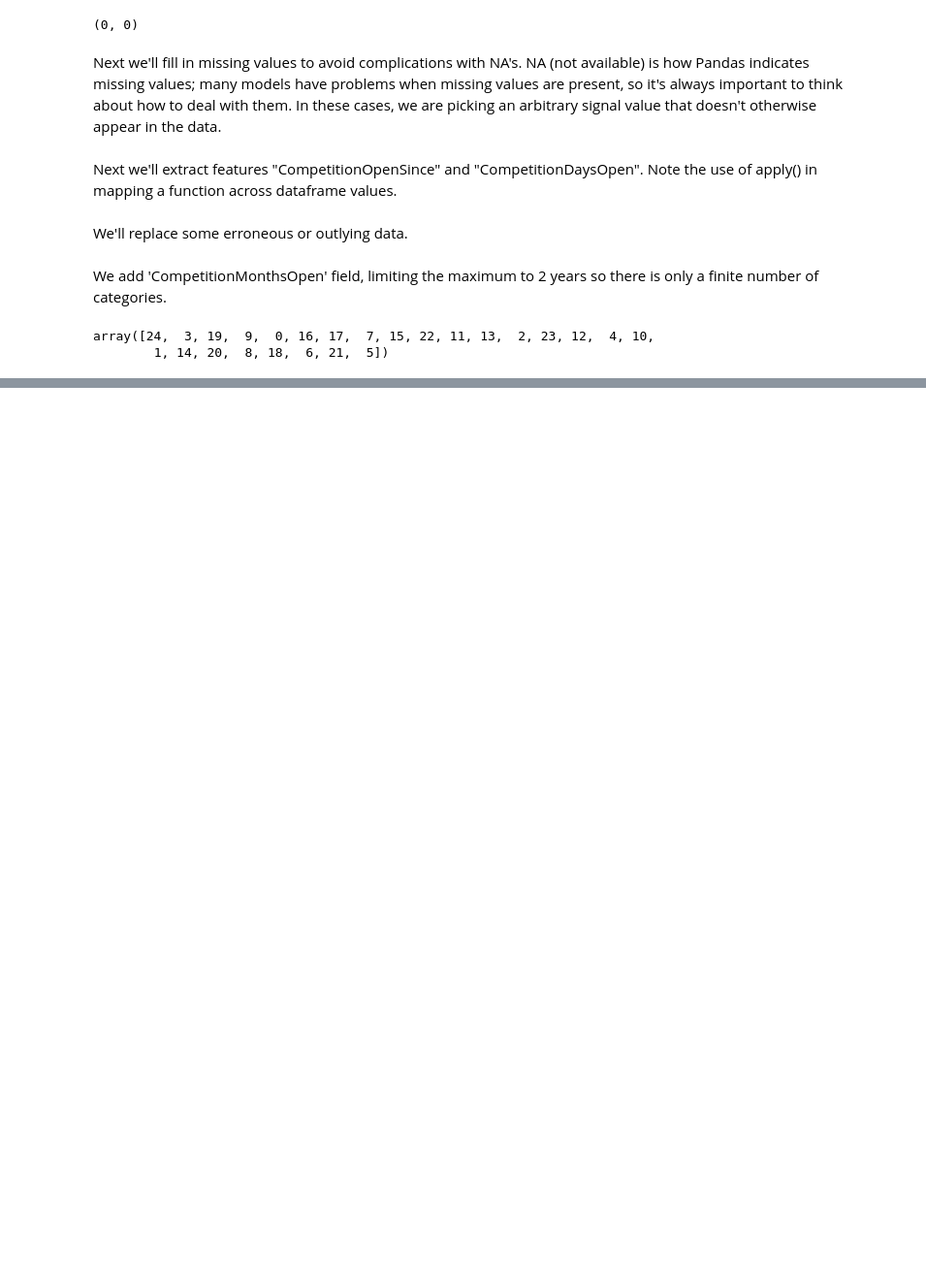
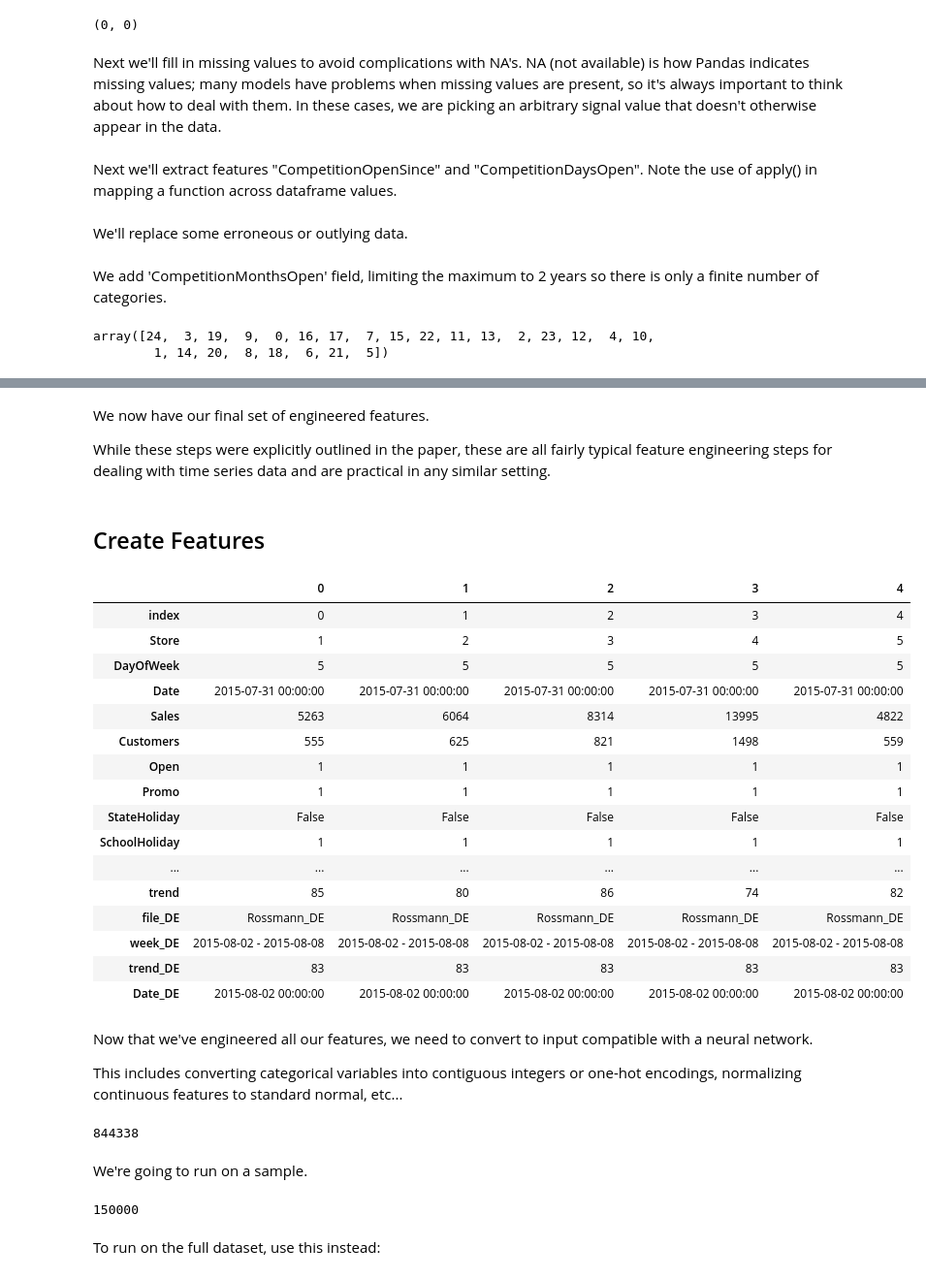
Before and after one commit to s-gr/RSSMNN, a Jupyter notebook: notebook.ipynb, the cells around one changed output, grey strips where cells are left out. Shown at 97% size. Saved outputs shown, nothing was run; the diff lists cells and outputs as text; code cells hidden in the pictures; blank space fills up the shorter version.

```diff
--- a/notebook.ipynb
+++ b/notebook.ipynb
@@ -262,0 +435,47 @@ joined_test.to_feather(f'{PATH}joined_test')
+# %% [markdown]
+We now have our final set of engineered features.
+
+While these steps were explicitly outlined in the paper, these are all fairly typical feature engineering steps for dealing with time series data and are practical in any similar setting.
+# %% [markdown]
+## Create Features
+# %%
+joined = pd.read_pickle(f'{PATH}joined')
+joined_test = pd.read_pickle(f'{PATH}joined_test')
+# %%
+joined.head().T.head(40)
+# %% [output]
+|  | 0 | 1 | 2 | 3 | 4 |
+| index | 0 | 1 | 2 | 3 | 4 |
+| Store | 1 | 2 | 3 | 4 | 5 |
+| DayOfWeek | 5 | 5 | 5 | 5 | 5 |
+| Date | 2015-07-31 00:00:00 | 2015-07-31 00:00:00 | 2015-07-31 00:00:00 | 2015-07-31 00:00:00 | 2015-07-31 00:00:00 |
+| Sales | 5263 | 6064 | 8314 | 13995 | 4822 |
+| Customers | 555 | 625 | 821 | 1498 | 559 |
+| Open | 1 | 1 | 1 | 1 | 1 |
+| Promo | 1 | 1 | 1 | 1 | 1 |
+| StateHoliday | False | False | False | False | False |
+| SchoolHoliday | 1 | 1 | 1 | 1 | 1 |
+| ... | ... | ... | ... | ... | ... |
+| trend | 85 | 80 | 86 | 74 | 82 |
+| file_DE | Rossmann_DE | Rossmann_DE | Rossmann_DE | Rossmann_DE | Rossmann_DE |
+| week_DE | 2015-08-02 - 2015-08-08 | 2015-08-02 - 2015-08-08 | 2015-08-02 - 2015-08-08 | 2015-08-02 - 2015-08-08 | 2015-08-02 - 2015-08-08 |
+| trend_DE | 83 | 83 | 83 | 83 | 83 |
+| Date_DE | 2015-08-02 00:00:00 | 2015-08-02 00:00:00 | 2015-08-02 00:00:00 | 2015-08-02 00:00:00 | 2015-08-02 00:00:00 |
+# %% [markdown]
+Now that we've engineered all our features, we need to convert to input compatible with a neural network.
+
+This includes converting categorical variables into contiguous integers or one-hot encodings, normalizing continuous features to standard normal, etc...
+# %%
+cat_vars = ['Store', 'DayOfWeek', 'Year', 'Month', 'Day', 'StateHoliday', 'CompetitionMonthsOpen',
+    'Promo2Weeks', 'StoreType', 'Assortment', 'PromoInterval', 'CompetitionOpenSinceYear', 'Promo2SinceYear',
+    'State', 'Week', 'Events', 'Promo_fw', 'Promo_bw', 'StateHoliday_fw', 'StateHoliday_bw',
+    'SchoolHoliday_fw', 'SchoolHoliday_bw']
+
+contin_vars = ['CompetitionDistance', 'Max_TemperatureC', 'Mean_TemperatureC', 'Min_TemperatureC',
+   'Max_Humidity', 'Mean_Humidity', 'Min_Humidity', 'Max_Wind_SpeedKm_h',
+   'Mean_Wind_SpeedKm_h', 'CloudCover', 'trend', 'trend_DE',
+   'AfterStateHoliday', 'BeforeStateHoliday', 'Promo', 'SchoolHoliday']
+
+n = len(joined); n
+# %% [output]
+844338
@@ -262,0 +563,10 @@ joined_test.to_feather(f'{PATH}joined_test')
+# %% [markdown]
+We're going to run on a sample.
+# %%
+idxs = get_cv_idxs(n, val_pct=150000/n)
+joined_samp = joined.iloc[idxs].set_index("Date")
+samp_size = len(joined_samp); samp_size
+# %% [output]
+150000
+# %% [markdown]
+To run on the full dataset, use this instead:
```
Also changed, not shown: parts of 76 cells of this notebook, 1 other file.
